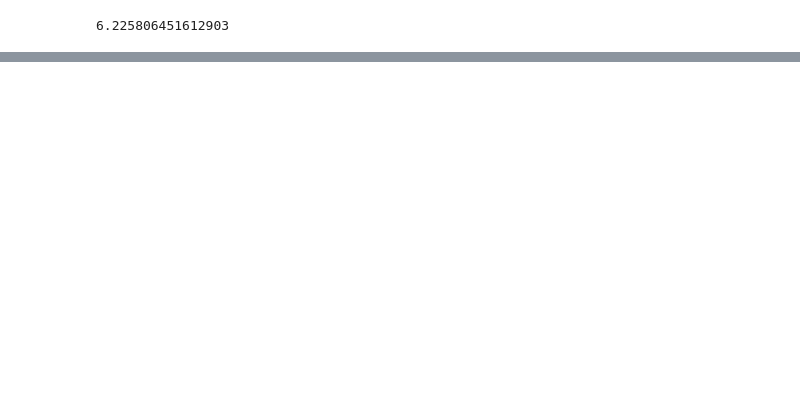
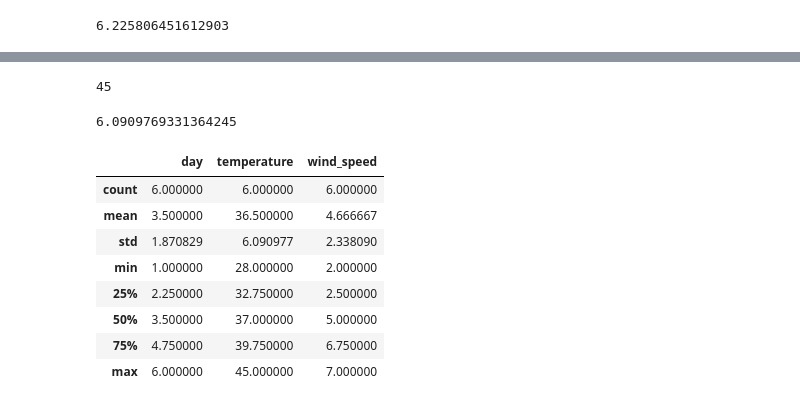
Before and after one commit to hrishi-bodkhe/Python, a Jupyter notebook: python/pandas.ipynb, the cells around one changed output, grey strips where cells are left out. Saved outputs shown, nothing was run; the diff lists cells and outputs as text; code cells hidden in the pictures; blank space fills up the shorter version.

Commit message:
Updated pandas with DataFrame basics

```diff
--- a/python/pandas.ipynb
+++ b/python/pandas.ipynb
@@ -99,0 +128,9 @@ df['WindSpeedMPH'].mean()
+# %%
+weather_data = {
+    'day': [1, 2, 3, 4, 5, 6],
+    'temperature': [32, 39, 28, 45, 35, 40],
+    'wind_speed': [6, 7, 2, 7, 4, 2],
+    'event': ['Rain', 'Sunny', 'Snow', 'Sunny', 'Rain', 'Sunny']
+}
+# %%
+df = pd.DataFrame(weather_data)
@@ -99,0 +233,20 @@ df['WindSpeedMPH'].mean()
+# %%
+df['temperature'].max()
+# %% [output]
+45
+# %%
+df['temperature'].std()
+# %% [output]
+6.0909769331364245
+# %%
+df.describe()
+# %% [output]
+|  | day | temperature | wind_speed |
+| count | 6.000000 | 6.000000 | 6.000000 |
+| mean | 3.500000 | 36.500000 | 4.666667 |
+| std | 1.870829 | 6.090977 | 2.338090 |
+| min | 1.000000 | 28.000000 | 2.000000 |
+| 25% | 2.250000 | 32.750000 | 2.500000 |
+| 50% | 3.500000 | 37.000000 | 5.000000 |
+| 75% | 4.750000 | 39.750000 | 6.750000 |
+| max | 6.000000 | 45.000000 | 7.000000 |
```
Also changed, not shown: parts of 43 cells of this notebook, 1 other file.
